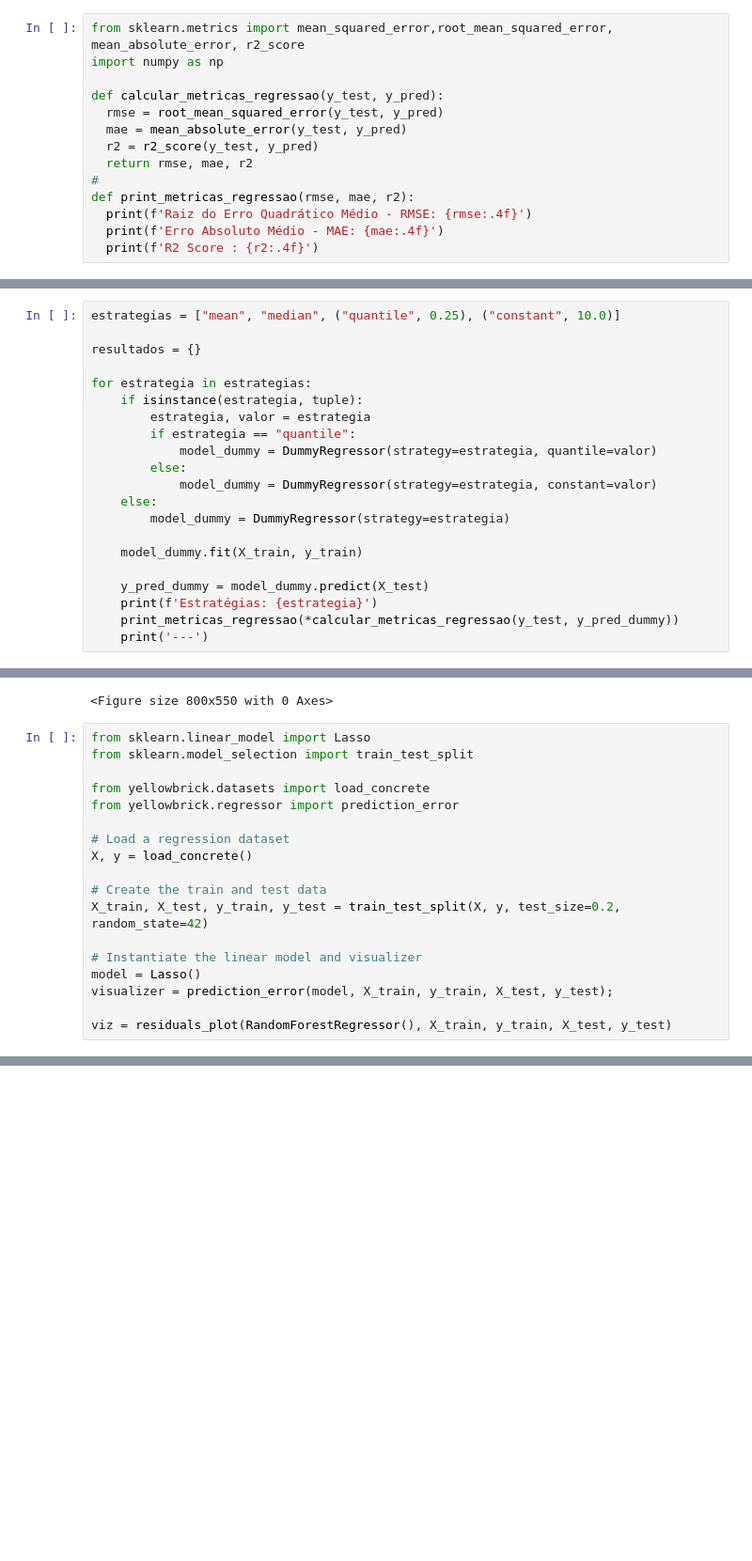
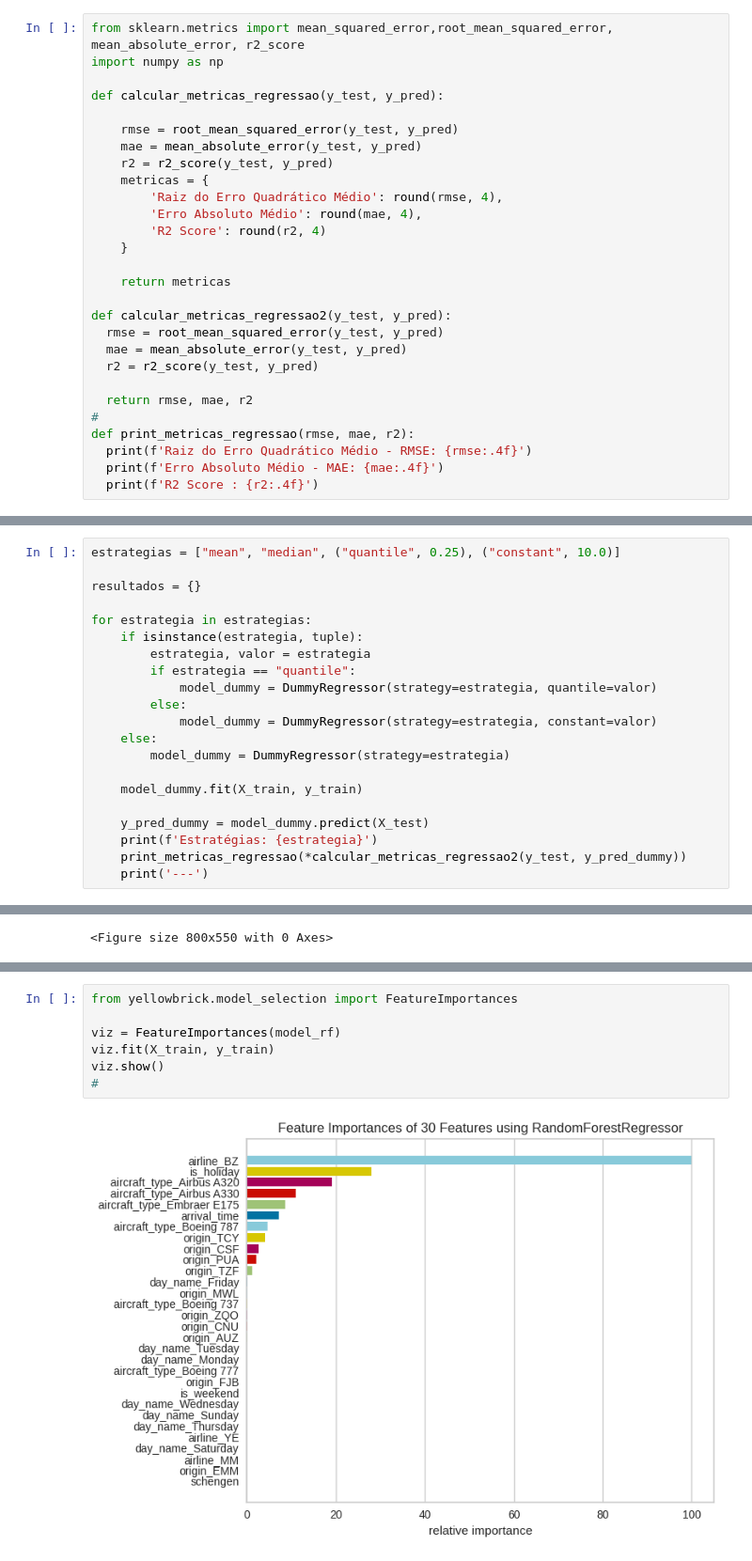
Before and after one commit to mauricioaalmeida/ONE-ML, a Jupyter notebook: ONE_IA_Atrasos_Voos.ipynb, the cells around one changed output, grey strips where cells are left out. Shown at 94% size. Drawn from its saved outputs; the diff is of its cells as text; blank space fills up the shorter version.

```diff
--- a/ONE_IA_Atrasos_Voos.ipynb
+++ b/ONE_IA_Atrasos_Voos.ipynb
@@ -648,9 +648,23 @@ from sklearn.metrics import mean_squared_error,root_mean_squared_error, mean_abs
 import numpy as np
 
 def calcular_metricas_regressao(y_test, y_pred):
+
+    rmse = root_mean_squared_error(y_test, y_pred)
+    mae = mean_absolute_error(y_test, y_pred)
+    r2 = r2_score(y_test, y_pred)
+    metricas = {
+        'Raiz do Erro Quadrático Médio': round(rmse, 4),
+        'Erro Absoluto Médio': round(mae, 4),
+        'R2 Score': round(r2, 4)
+    }
+
+    return metricas
+
+def calcular_metricas_regressao2(y_test, y_pred):
   rmse = root_mean_squared_error(y_test, y_pred)
   mae = mean_absolute_error(y_test, y_pred)
   r2 = r2_score(y_test, y_pred)
+
   return rmse, mae, r2
 #
 def print_metricas_regressao(rmse, mae, r2):
@@ -808,7 +830,7 @@ for estrategia in estrategias:
 
     y_pred_dummy = model_dummy.predict(X_test)
     print(f'Estratégias: {estrategia}')
-    print_metricas_regressao(*calcular_metricas_regressao(y_test, y_pred_dummy))
+    print_metricas_regressao(*calcular_metricas_regressao2(y_test, y_pred_dummy))
     print('---')
 # %% [output]
 Estratégias: mean
@@ -931,21 +936,3 @@ plt.show()
 # %% [output]
 [figure]
 <Figure size 800x550 with 0 Axes>
-# %%
-from sklearn.linear_model import Lasso
-from sklearn.model_selection import train_test_split
-
-from yellowbrick.datasets import load_concrete
-from yellowbrick.regressor import prediction_error
-
-# Load a regression dataset
-X, y = load_concrete()
-
-# Create the train and test data
-X_train, X_test, y_train, y_test = train_test_split(X, y, test_size=0.2, random_state=42)
-
-# Instantiate the linear model and visualizer
-model = Lasso()
-visualizer = prediction_error(model, X_train, y_train, X_test, y_test);
-
-viz = residuals_plot(RandomForestRegressor(), X_train, y_train, X_test, y_test)
@@ -954,0 +985,9 @@ viz = residuals_plot(RandomForestRegressor(), X_train, y_train, X_test, y_test)
+# %%
+from yellowbrick.model_selection import FeatureImportances
+
+viz = FeatureImportances(model_rf)
+viz.fit(X_train, y_train)
+viz.show()
+#
+# %% [output]
+[figure, added]
```
Also changed, not shown: parts of 67 cells of this notebook.
